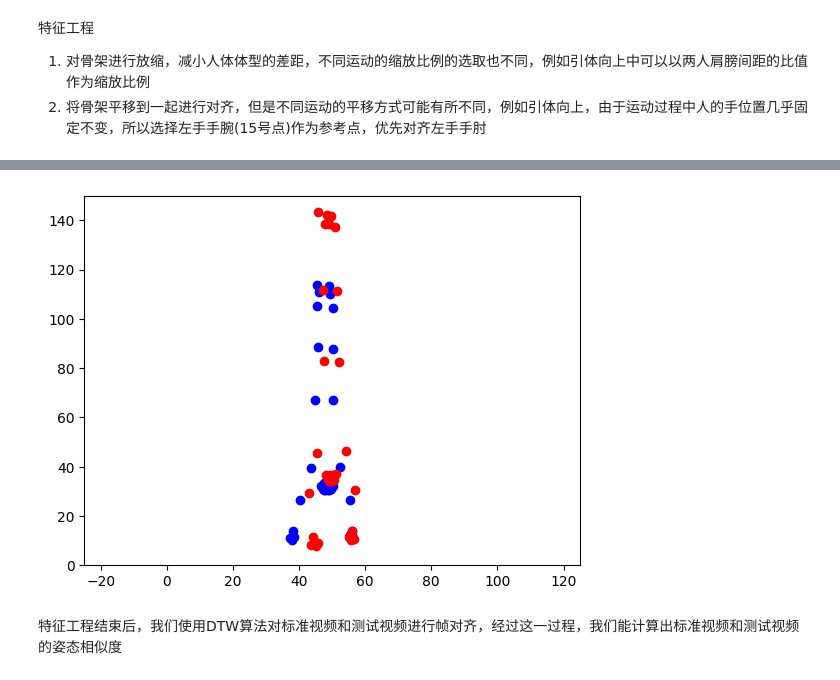
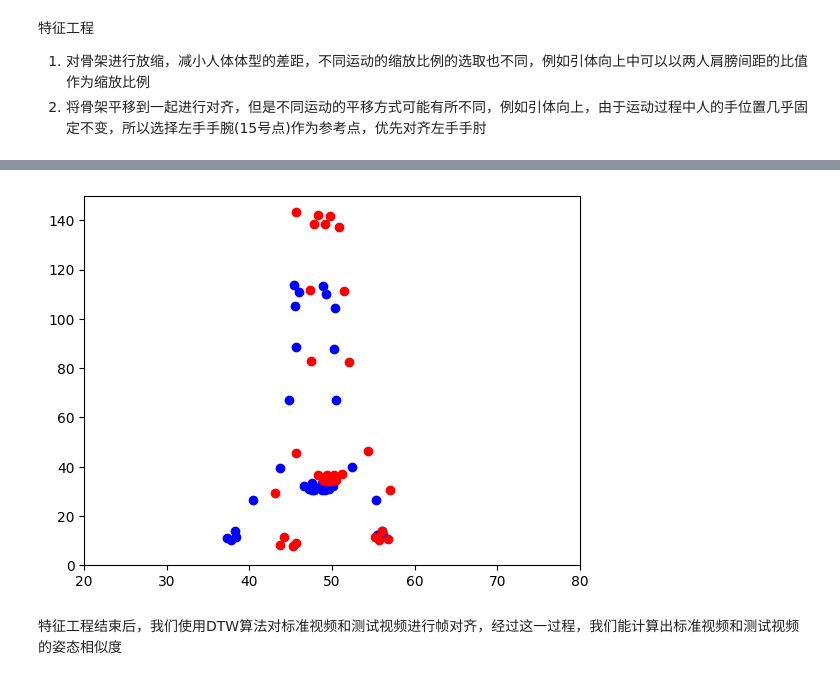
Before and after one commit to Chordrain/A-Mediapipe-Project-for-Correcting-Sports-Posture, a Jupyter notebook: mediapipe/demo.ipynb, the cells around one changed output, grey strips where cells are left out. Cells and saved outputs as stored; diff of their text form; code cells hidden in the pictures.

```diff
--- a/mediapipe/demo.ipynb
+++ b/mediapipe/demo.ipynb
@@ -299,23 +305,23 @@ standard, test = align_skeleton_pullup(standard, test)
 # %%
 frame_idx = 0
 plt.figure()
 for coord_idx in range(standard.shape[1]):
     plt.scatter(
         100 * standard[frame_idx][coord_idx][0],
         100 * standard[frame_idx][coord_idx][1],
         c="b",
     )
 for coord_idx in range(test.shape[1]):
     plt.scatter(
         100 * test[frame_idx][coord_idx][0],
         100 * test[frame_idx][coord_idx][1],
         c="r",
     )
-plt.xlim((-25, 125))
+plt.xlim((20, 80))
 plt.ylim((0, 150))
 plt.show()
 # %% [output]
-[figure, old version]
+[figure, new version]
 # %% [markdown]
 特征工程结束后，我们使用DTW算法对标准视频和测试视频进行帧对齐，经过这一过程，我们能计算出标准视频和测试视频的姿态相似度
 # %%
```
Also changed, not shown: parts of 4 cells of this notebook, 43 other files.
